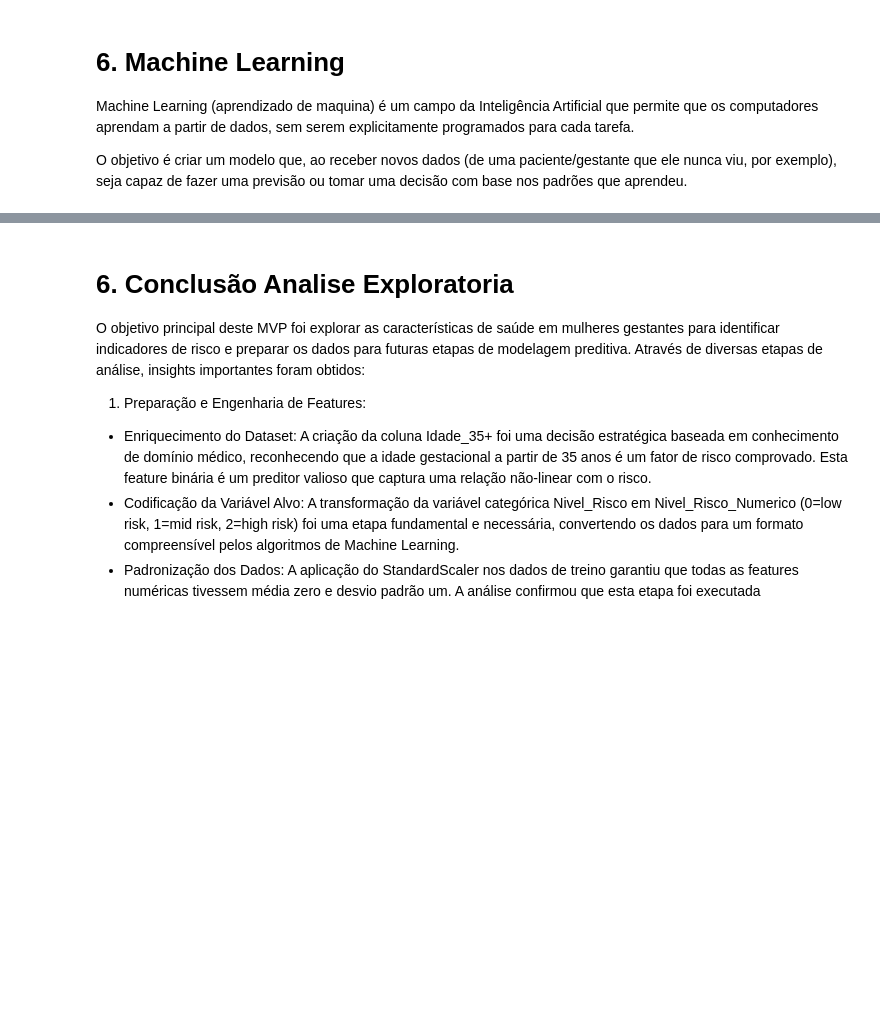
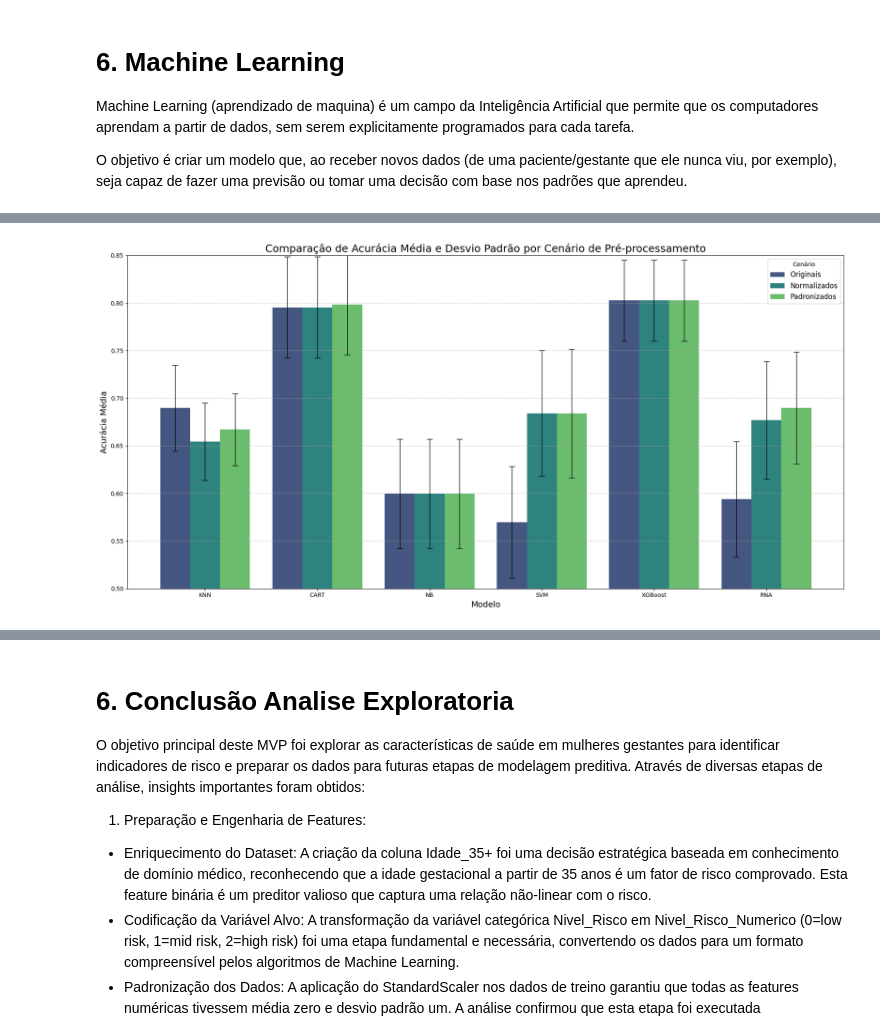
Before and after one commit to AlineFiori/MVP-Machine_Learning, a Jupyter notebook: Template_Machine_Learning_Pregnancy.ipynb, the cells around one changed output, grey strips where cells are left out. Drawn from its saved outputs; the diff is of its cells as text; code cells hidden in the pictures; blank space fills up the shorter version.

```diff
--- a/Template_Machine_Learning_Pregnancy.ipynb
+++ b/Template_Machine_Learning_Pregnancy.ipynb
@@ -725,6 +725,19 @@ Esta etapa consiste em separar o dataset em duas partes, sendo um conjunto de tr
 - O conjunto de treino é usado para "ensinar" o        modelo a encontrar padrões nos dados.
 - O conjunto de teste é um conjunto de dados "invisível" que o modelo nunca viu durante o treinamento. Ele é usado para simular como o      modelo se comportaria com novos dados do mundo real, dando uma estimativa imparcial de sua capacidade de generalização.
 # %%
+# Separar as features (X) e o target (y)
+features = [
+    'Idade', 'Pressao_Sistolica', 'Pressao_Diastolica',
+    'Nivel_Glicose', 'Temperatura_Corporal', 'Frequencia_Cardiaca',
+    'Idade_35+'
+]
+X = Dataset[features]
+y = Dataset['Nivel_Risco_Numerico']
+
+# ==============================================================================
+# 2. DIVISÃO DOS DADOS E VERIFICAÇÃO
+# ==============================================================================
+
 # Divida os dados em treino e teste
 X_train, X_test, y_train, y_test = train_test_split(
     X,
@@ -1028,0 +1133,59 @@ O XGBoost se mostrou o vencedor claro em termos de acurácia, mas a Árvore de D
+# %%
+# Dados de resultados fornecidos (média e desvio padrão)
+data = {
+    'Modelo': ['KNN', 'CART', 'NB', 'SVM', 'XGBoost', 'RNA',
+               'KNN', 'CART', 'NB', 'SVM', 'XGBoost', 'RNA',
+               'KNN', 'CART', 'NB', 'SVM', 'XGBoost', 'RNA'],
+    'Acurácia': [0.6896, 0.7954, 0.5995, 0.5697, 0.8025, 0.5939,
+                 0.6544, 0.7954, 0.5995, 0.6841, 0.8025, 0.6770,
+                 0.6671, 0.7982, 0.5995, 0.6841, 0.8025, 0.6897],
+    'Desvio Padrão': [0.0452, 0.0530, 0.0574, 0.0588, 0.0427, 0.0606,
+                      0.0406, 0.0530, 0.0574, 0.0661, 0.0427, 0.0617,
+                      0.0377, 0.0526, 0.0574, 0.0676, 0.0427, 0.0587],
+    'Cenário': ['Originais'] * 6 + ['Normalizados'] * 6 + ['Padronizados'] * 6
+}
+
+# Criar o DataFrame
+df = pd.DataFrame(data)
+
+# Criar o gráfico de barras
+plt.figure(figsize=(18, 9))
+sns.barplot(x='Modelo', y='Acurácia', hue='Cenário', data=df, palette='viridis')
+
+# Adicionar as barras de erro para o desvio padrão
+# Ajuste de posições para evitar sobreposição das barras
+num_cenarios = len(df['Cenário'].unique())
+bar_width = 0.8 / num_cenarios
+cenario_map = {'Originais': 0, 'Normalizados': 1, 'Padronizados': 2}
+num_modelos = len(df['Modelo'].unique())
+x_pos = np.arange(num_modelos)
+
+for i, row in df.iterrows():
+    cenario_idx = cenario_map[row['Cenário']]
+    modelo_idx = df[df['Modelo'] == row['Modelo']].index[0] % num_modelos
+
+    # Posição x da barra
+    bar_x_pos = modelo_idx - (bar_width * (num_cenarios - 1)) / 2 + cenario_idx * bar_width
+
+    # Adicionar a barra de erro
+    plt.errorbar(
+        x=bar_x_pos,
+        y=row['Acurácia'],
+        yerr=row['Desvio Padrão'],
+        fmt='none',
+        color='black',
+        capsize=5,
+        elinewidth=1
+    )
+
+plt.title('Comparação de Acurácia Média e Desvio Padrão por Cenário de Pré-processamento', fontsize=18)
+plt.xlabel('Modelo', fontsize=14)
+plt.ylabel('Acurácia Média', fontsize=14)
+plt.ylim(0.5, 0.85)
+plt.grid(axis='y', linestyle='--', alpha=0.7)
+plt.legend(title='Cenário', fontsize=12, loc='upper right')
+plt.xticks(rotation=0)
+plt.tight_layout()
+plt.show()
+# %% [output]
+[figure, added]
```
Also changed, not shown: parts of 33 cells of this notebook.
